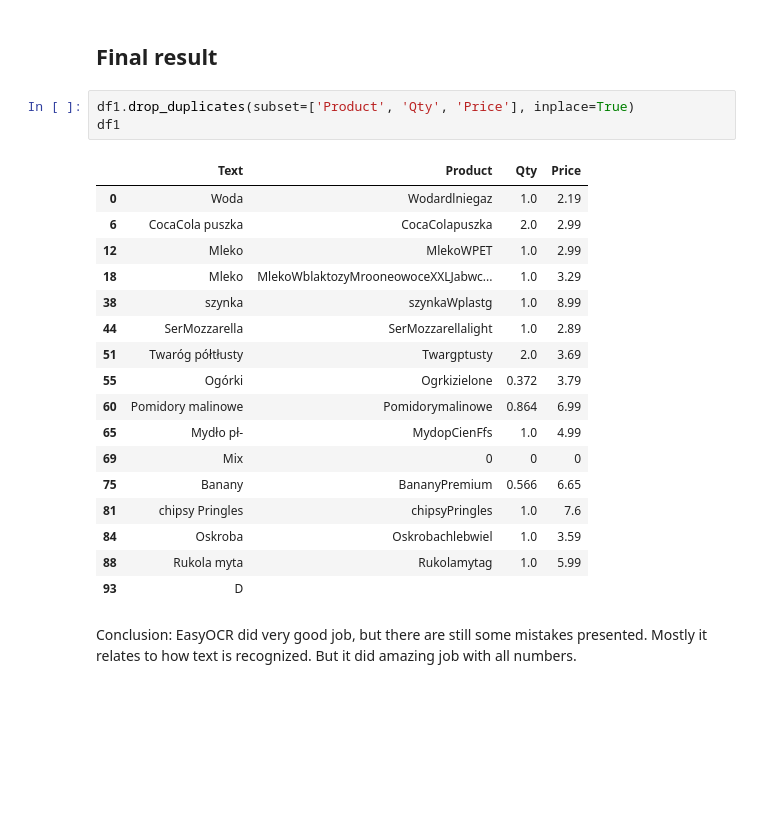
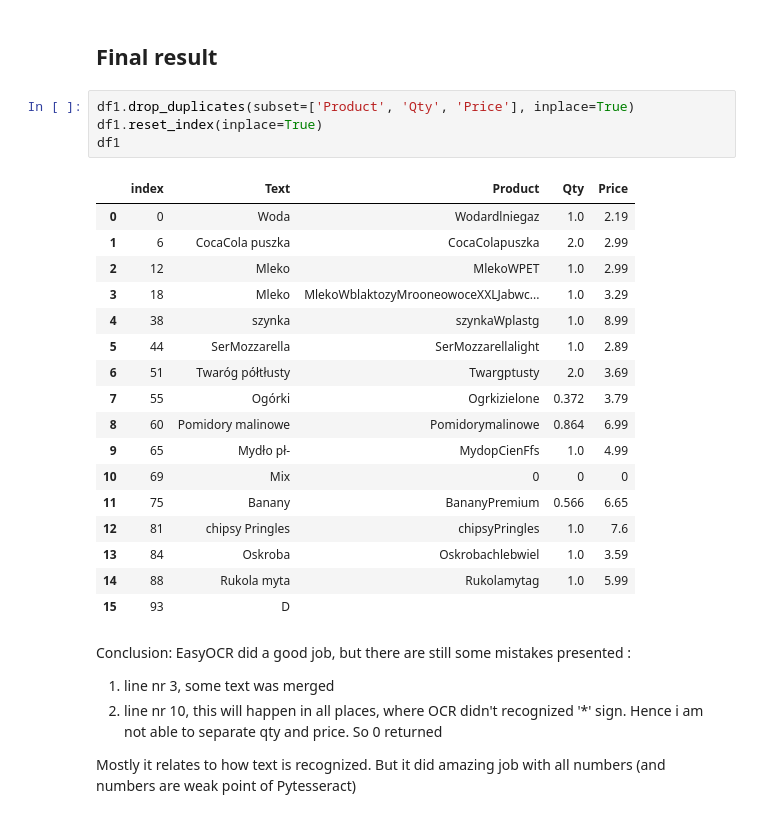
Before and after one commit to berkutt/Lidl_receipt_OCR, a Jupyter notebook: easyocrLIDL.ipynb, the cells around one changed output. Cells and saved outputs as stored; diff of their text form; blank space fills up the shorter version.

```diff
--- a/easyocrLIDL.ipynb
+++ b/easyocrLIDL.ipynb
@@ -166,24 +168,31 @@ df1[0:60]
 ## Final result
 # %%
 df1.drop_duplicates(subset=['Product', 'Qty', 'Price'], inplace=True)
+df1.reset_index(inplace=True)
 df1
 # %% [output]
-|  | Text | Product | Qty | Price |
-| 0 | Woda | Wodardlniegaz | 1.0 | 2.19 |
-| 6 | CocaCola puszka | CocaColapuszka | 2.0 | 2.99 |
-| 12 | Mleko | MlekoWPET | 1.0 | 2.99 |
-| 18 | Mleko | MlekoWblaktozyMrooneowoceXXLJabwc... | 1.0 | 3.29 |
-| 38 | szynka | szynkaWplastg | 1.0 | 8.99 |
-| 44 | SerMozzarella | SerMozzarellalight | 1.0 | 2.89 |
-| 51 | Twaróg półtłusty | Twargptusty | 2.0 | 3.69 |
-| 55 | Ogórki | Ogrkizielone | 0.372 | 3.79 |
-| 60 | Pomidory malinowe | Pomidorymalinowe | 0.864 | 6.99 |
-| 65 | Mydło pł- | MydopCienFfs | 1.0 | 4.99 |
-| 69 | Mix | 0 | 0 | 0 |
-| 75 | Banany | BananyPremium | 0.566 | 6.65 |
-| 81 | chipsy Pringles | chipsyPringles | 1.0 | 7.6 |
-| 84 | Oskroba | Oskrobachlebwiel | 1.0 | 3.59 |
-| 88 | Rukola myta | Rukolamytag | 1.0 | 5.99 |
-| 93 | D |  |  |  |
+|  | index | Text | Product | Qty | Price |
+| 0 | 0 | Woda | Wodardlniegaz | 1.0 | 2.19 |
+| 1 | 6 | CocaCola puszka | CocaColapuszka | 2.0 | 2.99 |
+| 2 | 12 | Mleko | MlekoWPET | 1.0 | 2.99 |
+| 3 | 18 | Mleko | MlekoWblaktozyMrooneowoceXXLJabwc... | 1.0 | 3.29 |
+| 4 | 38 | szynka | szynkaWplastg | 1.0 | 8.99 |
+| 5 | 44 | SerMozzarella | SerMozzarellalight | 1.0 | 2.89 |
+| 6 | 51 | Twaróg półtłusty | Twargptusty | 2.0 | 3.69 |
+| 7 | 55 | Ogórki | Ogrkizielone | 0.372 | 3.79 |
+| 8 | 60 | Pomidory malinowe | Pomidorymalinowe | 0.864 | 6.99 |
+| 9 | 65 | Mydło pł- | MydopCienFfs | 1.0 | 4.99 |
+| 10 | 69 | Mix | 0 | 0 | 0 |
+| 11 | 75 | Banany | BananyPremium | 0.566 | 6.65 |
+| 12 | 81 | chipsy Pringles | chipsyPringles | 1.0 | 7.6 |
+| 13 | 84 | Oskroba | Oskrobachlebwiel | 1.0 | 3.59 |
+| 14 | 88 | Rukola myta | Rukolamytag | 1.0 | 5.99 |
+| 15 | 93 | D |  |  |  |
 # %% [markdown]
-Conclusion: EasyOCR did very good job, but there are still some mistakes presented. Mostly it relates to how text is recognized. But it did amazing job with all numbers.
+Conclusion: EasyOCR did a good job, but there are still some mistakes presented :
+
+
+1.   line nr 3, some text was merged
+2.   line nr 10, this will happen in all places, where OCR didn't recognized '*' sign. Hence i am not able to separate qty and price. So 0 returned
+
+Mostly it relates to how text is recognized. But it did amazing job with all numbers (and numbers are weak point of Pytesseract)
```
Also changed, not shown: parts of 1 cell of this notebook.
